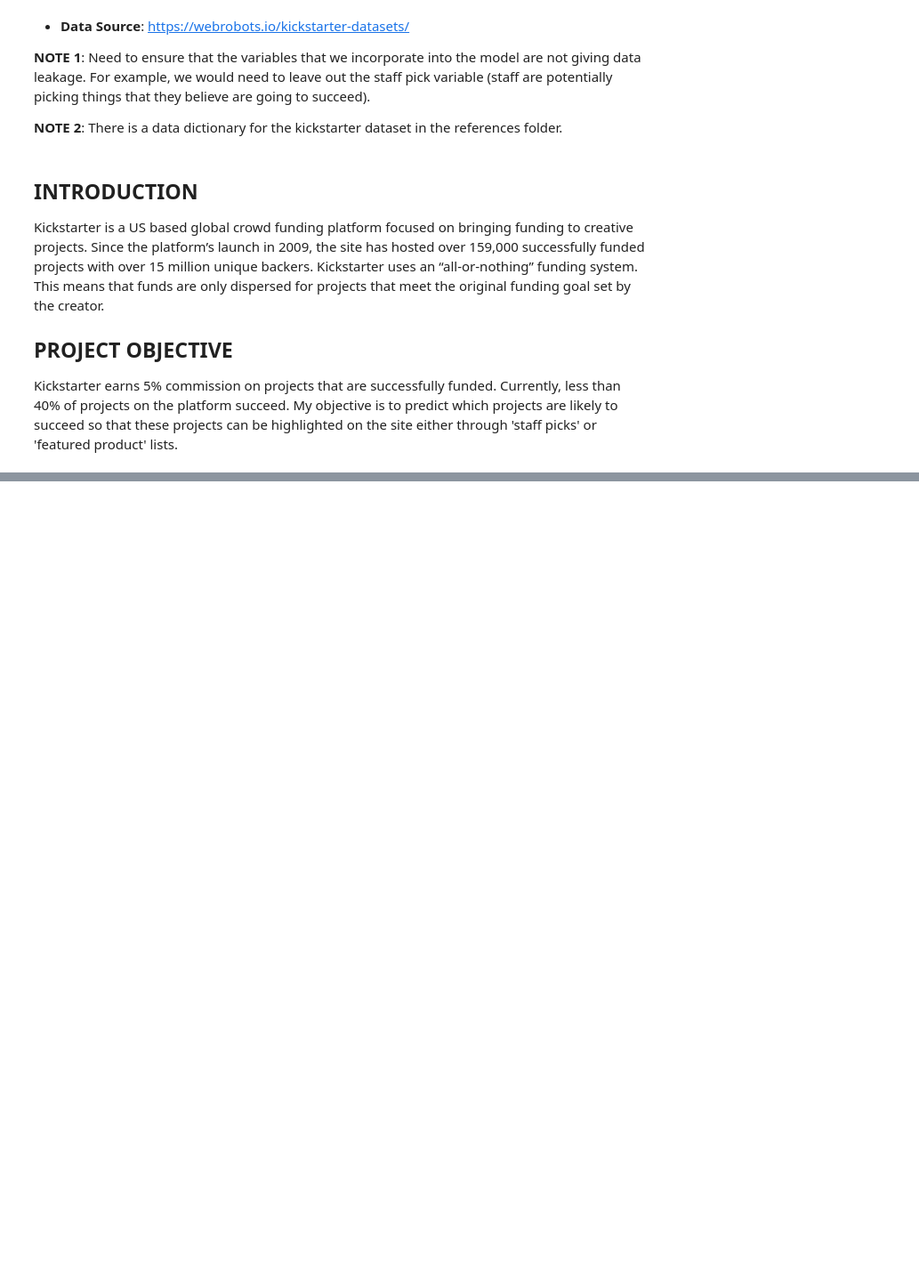
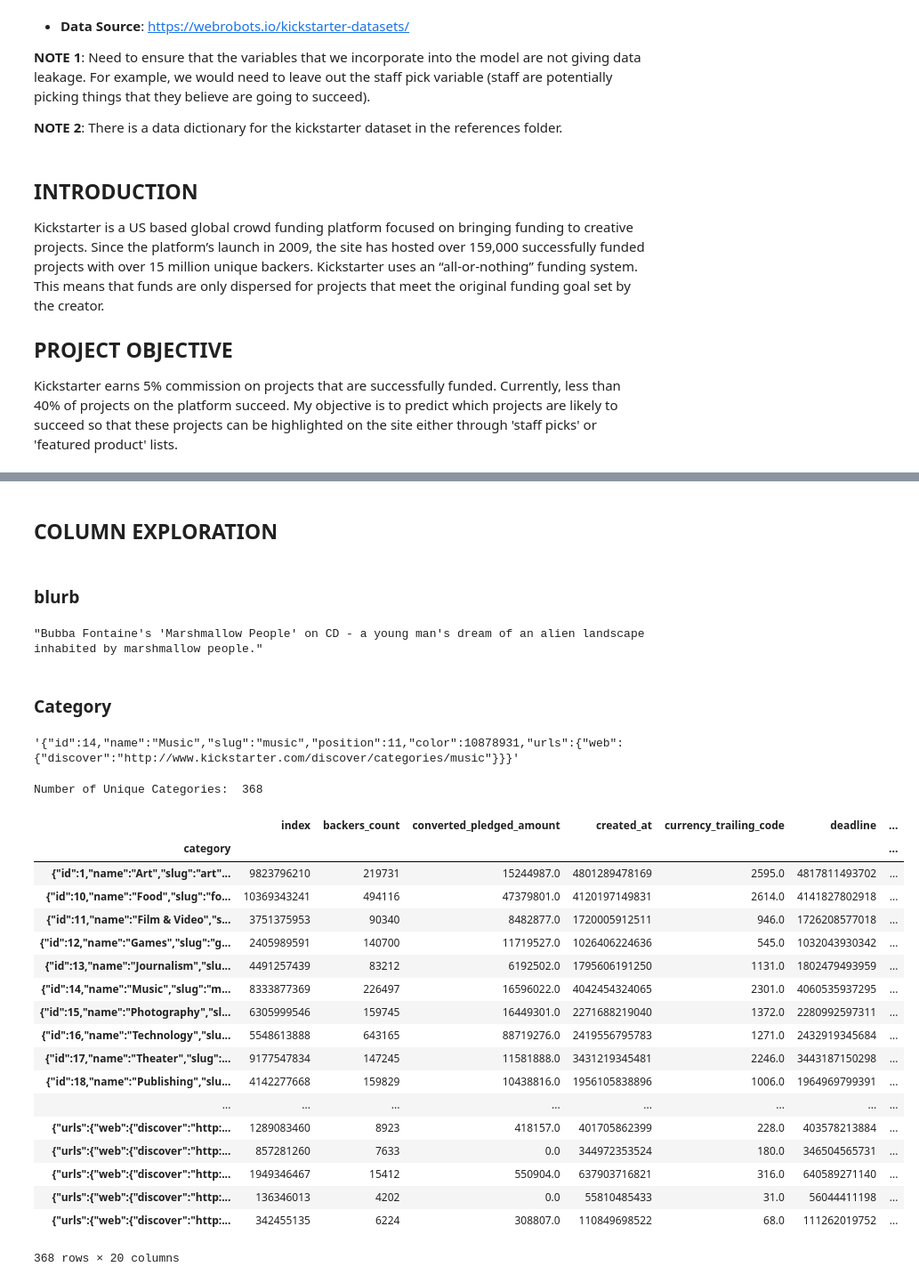
Before and after one commit to nateej1/kickstarter-campaign-classification, a Jupyter notebook: notebooks/01_exploration/20190810-mlb-kickstarter-initial-data-exploration.ipynb, the cells around one changed output, grey strips where cells are left out. Shown at 89% size. Drawn from its saved outputs; the diff is of its cells as text; code cells hidden in the pictures; blank space fills up the shorter version.

```diff
--- a/notebooks/01_exploration/20190810-mlb-kickstarter-initial-data-exploration.ipynb
+++ b/notebooks/01_exploration/20190810-mlb-kickstarter-initial-data-exploration.ipynb
@@ -29,7 +29,7 @@ import functools
 src_dir = os.path.join(os.getcwd(), '..', '..', 'src')
 sys.path.append(src_dir)
 # %%
-df_csv = pd.read_csv('../../data/02_intermediate/kickstarter_concat.csv')
+df_csv = pd.read_csv('../../data/02_intermediate/kick_deduped.csv')
 # %%
 len(df_csv)
 # %% [output]
@@ -36,0 +70,40 @@ len(df_csv)
+# %% [markdown]
+## COLUMN EXPLORATION
+# %% [markdown]
+### blurb
+# %%
+df_csv.blurb[99]
+# %% [output]
+"Bubba Fontaine's 'Marshmallow People' on CD - a young man's dream of an alien landscape inhabited by marshmallow people."
+# %% [markdown]
+### Category
+# %%
+df_csv.category[99]
+# %% [output]
+'{"id":14,"name":"Music","slug":"music","position":11,"color":10878931,"urls":{"web":{"discover":"http://www.kickstarter.com/discover/categories/music"}}}'
+# %%
+print('Number of Unique Categories: ',len(df_csv.category.value_counts()))
+# %% [output]
+Number of Unique Categories:  368
+# %%
+df_csv.groupby('category').sum()
+# %% [output]
+|  | index | backers_count | converted_pledged_amount | created_at | currency_trailing_code | deadline | ... |
+| category |  |  |  |  |  |  | ... |
+| {"id":1,"name":"Art","slug":"art"... | 9823796210 | 219731 | 15244987.0 | 4801289478169 | 2595.0 | 4817811493702 | ... |
+| {"id":10,"name":"Food","slug":"fo... | 10369343241 | 494116 | 47379801.0 | 4120197149831 | 2614.0 | 4141827802918 | ... |
+| {"id":11,"name":"Film & Video","s... | 3751375953 | 90340 | 8482877.0 | 1720005912511 | 946.0 | 1726208577018 | ... |
+| {"id":12,"name":"Games","slug":"g... | 2405989591 | 140700 | 11719527.0 | 1026406224636 | 545.0 | 1032043930342 | ... |
+| {"id":13,"name":"Journalism","slu... | 4491257439 | 83212 | 6192502.0 | 1795606191250 | 1131.0 | 1802479493959 | ... |
+| {"id":14,"name":"Music","slug":"m... | 8333877369 | 226497 | 16596022.0 | 4042454324065 | 2301.0 | 4060535937295 | ... |
+| {"id":15,"name":"Photography","sl... | 6305999546 | 159745 | 16449301.0 | 2271688219040 | 1372.0 | 2280992597311 | ... |
+| {"id":16,"name":"Technology","slu... | 5548613888 | 643165 | 88719276.0 | 2419556795783 | 1271.0 | 2432919345684 | ... |
+| {"id":17,"name":"Theater","slug":... | 9177547834 | 147245 | 11581888.0 | 3431219345481 | 2246.0 | 3443187150298 | ... |
+| {"id":18,"name":"Publishing","slu... | 4142277668 | 159829 | 10438816.0 | 1956105838896 | 1006.0 | 1964969799391 | ... |
+| ... | ... | ... | ... | ... | ... | ... | ... |
+| {"urls":{"web":{"discover":"http:... | 1289083460 | 8923 | 418157.0 | 401705862399 | 228.0 | 403578213884 | ... |
+| {"urls":{"web":{"discover":"http:... | 857281260 | 7633 | 0.0 | 344972353524 | 180.0 | 346504565731 | ... |
+| {"urls":{"web":{"discover":"http:... | 1949346467 | 15412 | 550904.0 | 637903716821 | 316.0 | 640589271140 | ... |
+| {"urls":{"web":{"discover":"http:... | 136346013 | 4202 | 0.0 | 55810485433 | 31.0 | 56044411198 | ... |
+| {"urls":{"web":{"discover":"http:... | 342455135 | 6224 | 308807.0 | 110849698522 | 68.0 | 111262019752 | ... |
+368 rows × 20 columns
```
Also changed, not shown: parts of 78 cells of this notebook, 1 other file.
